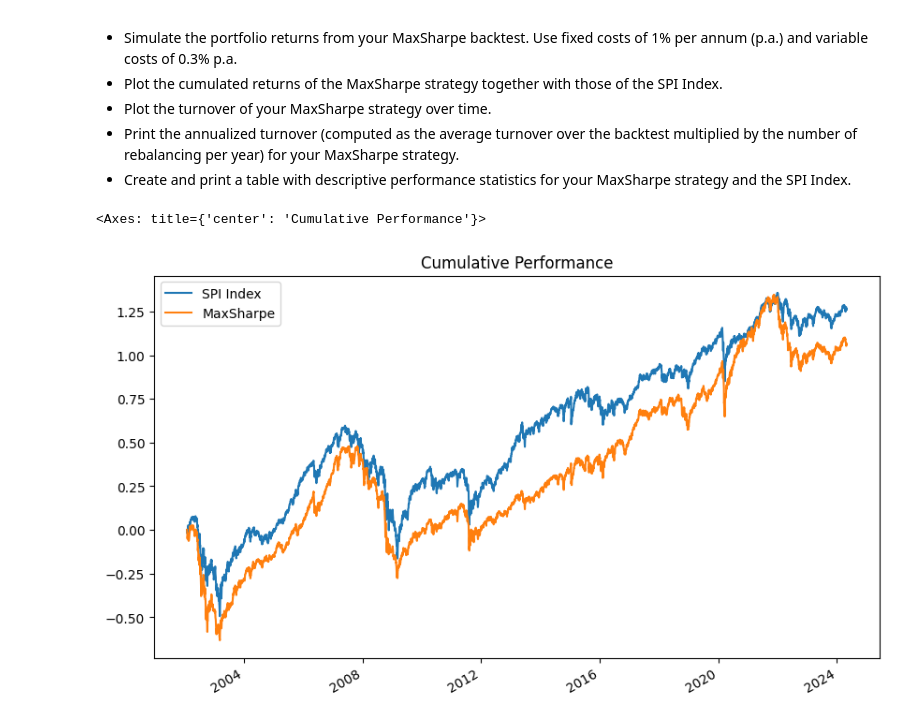
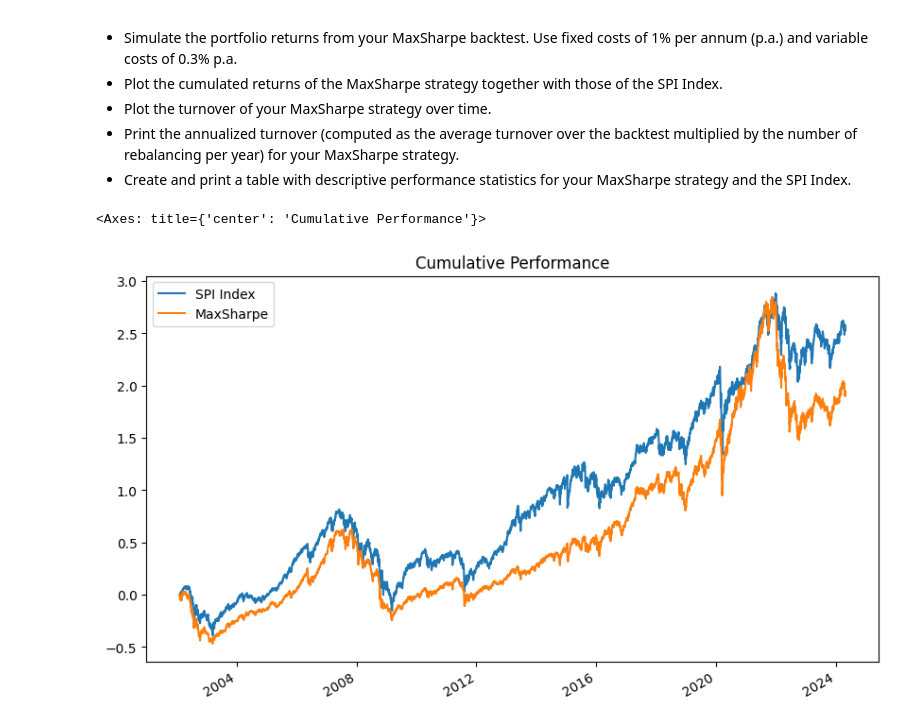
Before and after one commit to MatildeVenturi/qpmwp-course, a Jupyter notebook: assignments/assignment_3.ipynb, the cells around one changed output. Saved outputs shown, nothing was run; the diff lists cells and outputs as text; code cells hidden in the pictures.

```diff
--- a/assignments/assignment_3.ipynb
+++ b/assignments/assignment_3.ipynb
@@ -584,7 +584,7 @@ refinement_max_iter = 10
 refinement_tol = 1e-8
 
 # Refine the bracket with a fixed number of log-space bisection updates.
-n_bisection_steps = 10
+n_bisection_steps = 12
 
 
 # Choose whether to print the rebalancing dates during the search
@@ -999,7 +1003,7 @@ plt.show()
 bs.optimization = MaxSharpe(
     covariance=Covariance(method='pearson'),
     expected_return=ExpectedReturn(method='geometric'),
-    solver_name='cvxopt',
+    solver_name=calibration_solver,
     turnover_penalty=float(best_turnover_penalty),
     risk_aversion=1.0,
     max_iter=refinement_max_iter,
@@ -1073,35 +1077,35 @@ for rebdate in sim_rebdates:
 
 sim_ms = pd.concat(sim_segments).dropna()
 
 # Charge variable trading costs on the dates where turnover occurs.
 turnover_for_costs = bt_ms.strategy.turnover(
     return_series=return_series,
     rescale=False,
 )
 varcost = turnover_for_costs * variable_costs
 sim_ms.iloc[0] -= varcost.iloc[0]
 sim_ms.loc[varcost.index[1:]] -= varcost.iloc[1:].to_numpy()
 
 # Convert annual fixed costs into the actual gap between observations.
 n_days = (
     sim_ms.index[1:] - sim_ms.index[:-1]
 ).to_numpy().astype('timedelta64[D]').astype(int)
 fixcost = (1 + fixed_costs) ** (n_days / 252) - 1
 sim_ms.iloc[1:] -= fixcost
 
 # Compare the strategy and benchmark on the same date range.
 sim = pd.concat({
     'bm': bs.data.bm_series,
     'ms': sim_ms,
 }, axis = 1).dropna()
 
 sim.columns = ['SPI Index', 'MaxSharpe']
 
 # Plot the cumulative returns of the strategy and the benchmark
-np.log(1 + sim).cumsum().plot(title='Cumulative Performance', figsize=(10, 6))
+((1 + sim).cumprod() - 1).plot(title='Cumulative Performance', figsize=(10, 6))
 # %% [output]
 <Axes: title={'center': 'Cumulative Performance'}>
-[figure, old version]
+[figure, new version]
 # %%
 # Turnover
 to_ms = bt_ms.strategy.turnover(return_series=return_series)
```
Also changed, not shown: parts of 7 cells of this notebook.
